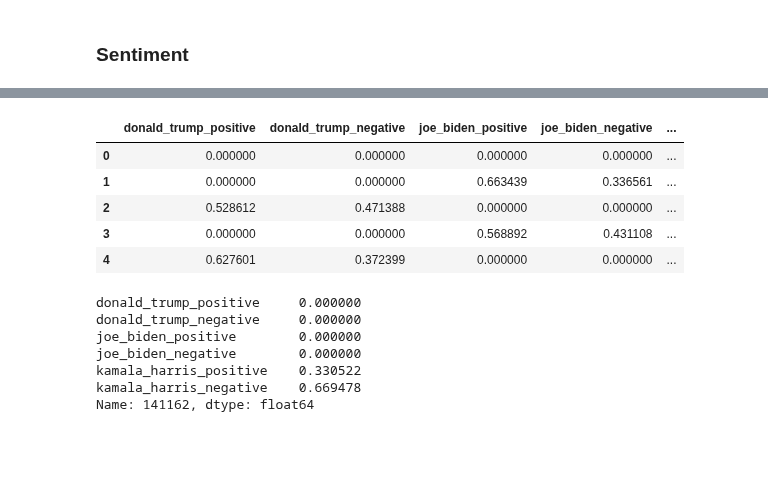
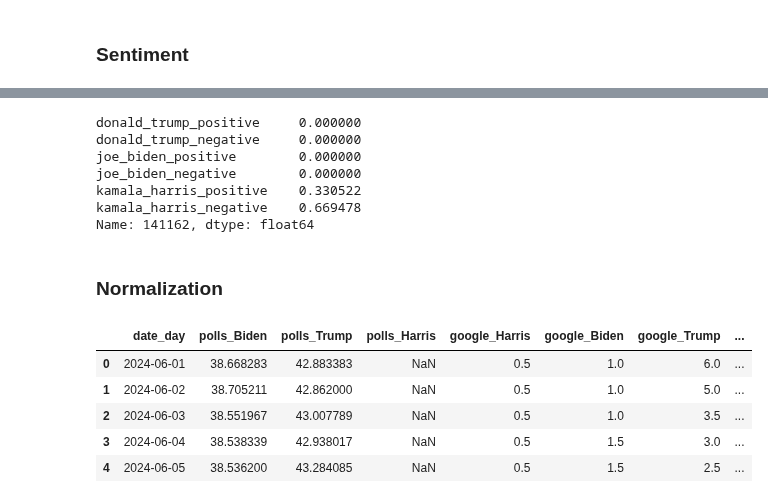
Before and after one commit to bnvulpe/votecore, a Jupyter notebook: scripts/dataset_creation.ipynb, the cells around one changed output, grey strips where cells are left out. Drawn from its saved outputs; the diff is of its cells as text; code cells hidden in the pictures; blank space fills up the shorter version.

```diff
--- a/scripts/dataset_creation.ipynb
+++ b/scripts/dataset_creation.ipynb
@@ -472,6 +459,6 @@ Do not be deceived Tim Walz and Kamala Harris are secretly collaborating as part
 # %%
 import tqdm
-columns = ['donald_trump_positive', 'donald_trump_negative', 'joe_biden_positive', 'joe_biden_negative', 'kamala_harris_positive', 'kamala_harris_negative']
+columns = ['donald_trump_love', 'donald_trump_hate', 'joe_biden_love', 'joe_biden_hate', 'kamala_harris_love', 'kamala_harris_hate']
 candidates = ['donald_trump', 'joe_biden', 'kamala_harris']
 sentiment_df = pd.DataFrame(columns=columns)
 for index, row in tqdm.tqdm(df.iterrows()):
@@ -483,13 +470,6 @@ for index, row in tqdm.tqdm(df.iterrows()):
     sentiment_df.loc[index] = row_values
 
 sentiment_df.head()
-# %% [output]
-|  | donald_trump_positive | donald_trump_negative | joe_biden_positive | joe_biden_negative | ... |
-| 0 | 0.000000 | 0.000000 | 0.000000 | 0.000000 | ... |
-| 1 | 0.000000 | 0.000000 | 0.663439 | 0.336561 | ... |
-| 2 | 0.528612 | 0.471388 | 0.000000 | 0.000000 | ... |
-| 3 | 0.000000 | 0.000000 | 0.568892 | 0.431108 | ... |
-| 4 | 0.627601 | 0.372399 | 0.000000 | 0.000000 | ... |
 # %%
 sentiment_df.iloc[141162]
 # %% [output]
@@ -504,0 +485,2 @@ sentiment_df.to_csv(os.path.join(output_dir, "sentiment.csv"), index=False)
+# %% [markdown]
+### Normalization
@@ -504,0 +514,9 @@ sentiment_df.to_csv(os.path.join(output_dir, "sentiment.csv"), index=False)
+# %%
+df.head()
+# %% [output]
+|  | date_day | polls_Biden | polls_Trump | polls_Harris | google_Harris | google_Biden | google_Trump | ... |
+| 0 | 2024-06-01 | 38.668283 | 42.883383 | NaN | 0.5 | 1.0 | 6.0 | ... |
+| 1 | 2024-06-02 | 38.705211 | 42.862000 | NaN | 0.5 | 1.0 | 5.0 | ... |
+| 2 | 2024-06-03 | 38.551967 | 43.007789 | NaN | 0.5 | 1.0 | 3.5 | ... |
+| 3 | 2024-06-04 | 38.538339 | 42.938017 | NaN | 0.5 | 1.5 | 3.0 | ... |
+| 4 | 2024-06-05 | 38.536200 | 43.284085 | NaN | 0.5 | 1.5 | 2.5 | ... |
```
Also changed, not shown: parts of 8 cells of this notebook, 2 other files.
